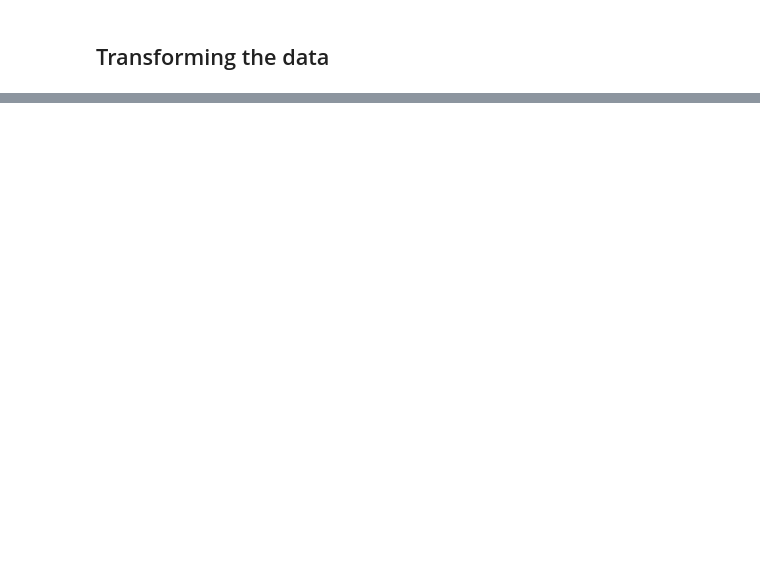
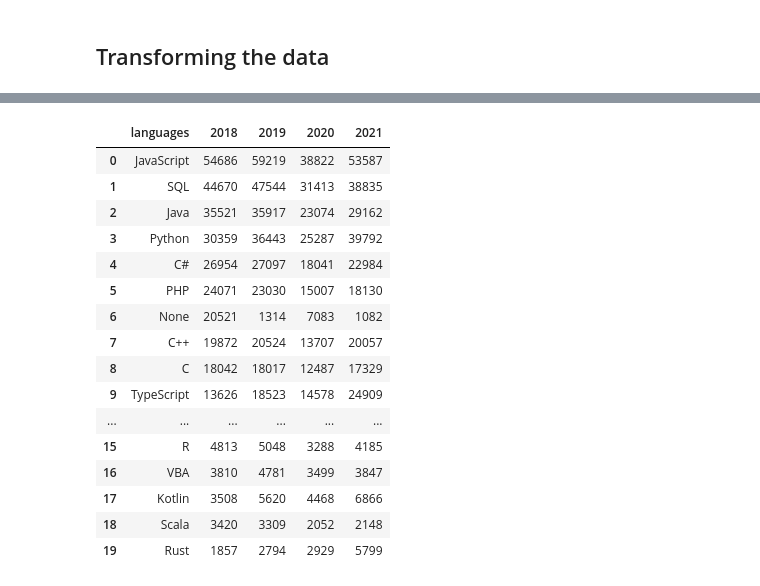
Before and after one commit to Zibusiso-Mangoye/sof_sa, a Jupyter notebook: sof-sa/notebooks/exploration.ipynb, the cells around one changed output, grey strips where cells are left out. Saved outputs shown, nothing was run; the diff lists cells and outputs as text; code cells hidden in the pictures; blank space fills up the shorter version.

```diff
--- a/sof-sa/notebooks/exploration.ipynb
+++ b/sof-sa/notebooks/exploration.ipynb
@@ -83,25 +86,25 @@ def count_unique_items_in_column(df: pd.DataFrame, column_name: str) -> pd.DataF
     return df_temp
 
 
-def _merge(dataframe_list: list) -> pd.DataFrame:
-    """Merges dataframes on index
+def _merge(dataset_18: pd.DataFrame, dataset_19: pd.DataFrame,
+                       dataset_20: pd.DataFrame, dataset_21: pd.DataFrame, column_names: list) -> pd.DataFrame:
+    """Merges dataframes on index.
 
     Args:
-        dataframe_list (list): a list of dataframes to merge
+        dataset_18 (pd.DataFrame): 2018 dataset
+        dataset_19 (pd.DataFrame): 2019 dataset
+        dataset_20 (pd.DataFrame): 2020 dataset
+        dataset_21 (pd.DataFrame): 2021 dataset
+        column_names (list): column names to use in the resulting dataframe.
 
     Returns:
-        pd.DataFrame: merged dataframe
-
-    Raises:
-        ValueError: if the list of dataframes passed is not equal to four
+        pd.DataFrame: a dataframe with column names
     """
-    if len(dataframe_list) != 4:
-        raise ValueError("List of dataframes must be equal to four(4)")
-
-    df18_19 = pd.merge(dataframe_list[0], dataframe_list[1], left_index=True, right_index=True)
-    df20_21 = pd.merge(dataframe_list[2], dataframe_list[3], left_index=True, right_index=True)
+    df18_19 = pd.merge(dataset_18, dataset_19, left_index=True, right_index=True)
+    df20_21 = pd.merge(dataset_20, dataset_21, left_index=True, right_index=True)
     dfs_merged = pd.merge(df18_19, df20_21, left_index=True, right_index=True)
-    dfs_merged.columns = ['2018', '2019', '2020', '2021']
+    dfs_merged.columns = column_names
+    dfs_merged.reset_index(inplace=True)
 
     return dfs_merged
 # %%
@@ -162,12 +233,30 @@ for i in j:
 # %%
 # Languages
 df18 = count_unique_items_in_column(df2018, 'languages')
 df19 = count_unique_items_in_column(df2019, 'languages')
 df20 = count_unique_items_in_column(df2020, 'languages')
 df21 = count_unique_items_in_column(df2021, 'languages')
-l = [df18, df19, df20, df21]
 
-languages = _merge(l)
+languages = _merge(df18, df19, df20, df21, ['2018', '2019', '2020', '2021'])
+languages
+# %% [output]
+|  | languages | 2018 | 2019 | 2020 | 2021 |
+| 0 | JavaScript | 54686 | 59219 | 38822 | 53587 |
+| 1 | SQL | 44670 | 47544 | 31413 | 38835 |
+| 2 | Java | 35521 | 35917 | 23074 | 29162 |
+| 3 | Python | 30359 | 36443 | 25287 | 39792 |
+| 4 | C# | 26954 | 27097 | 18041 | 22984 |
+| 5 | PHP | 24071 | 23030 | 15007 | 18130 |
+| 6 | None | 20521 | 1314 | 7083 | 1082 |
+| 7 | C++ | 19872 | 20524 | 13707 | 20057 |
+| 8 | C | 18042 | 18017 | 12487 | 17329 |
+| 9 | TypeScript | 13626 | 18523 | 14578 | 24909 |
+| ... | ... | ... | ... | ... | ... |
+| 15 | R | 4813 | 5048 | 3288 | 4185 |
+| 16 | VBA | 3810 | 4781 | 3499 | 3847 |
+| 17 | Kotlin | 3508 | 5620 | 4468 | 6866 |
+| 18 | Scala | 3420 | 3309 | 2052 | 2148 |
+| 19 | Rust | 1857 | 2794 | 2929 | 5799 |
 # %%
 j = display_index_values(dataframes, 'databases')
 
```
Also changed, not shown: parts of 9 cells of this notebook, 18 other files.
